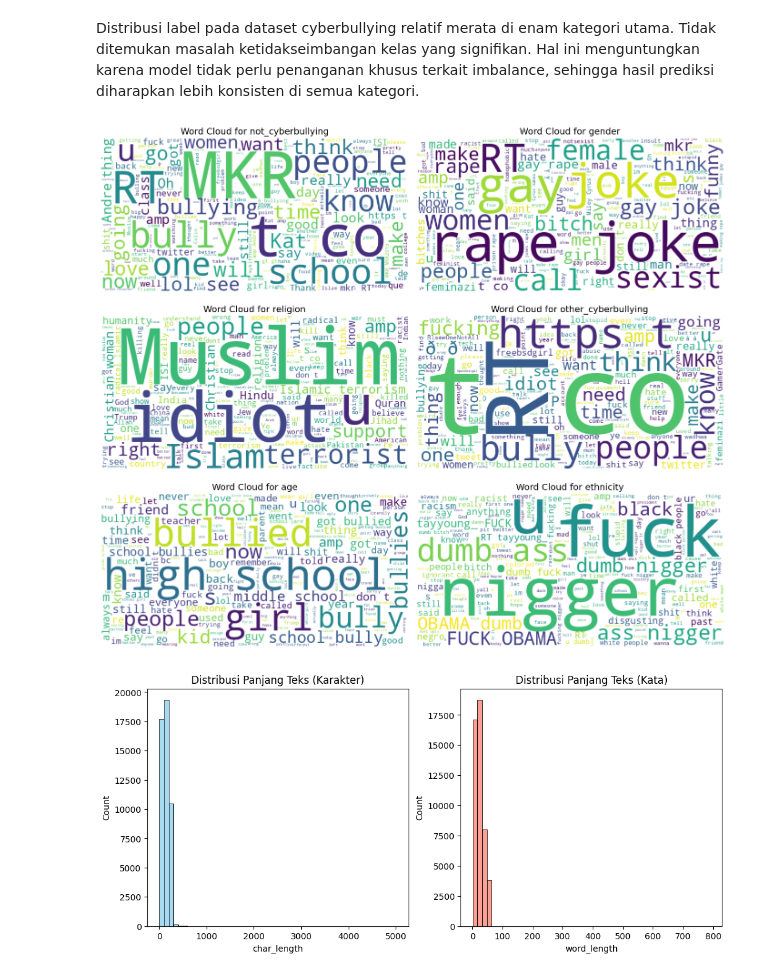
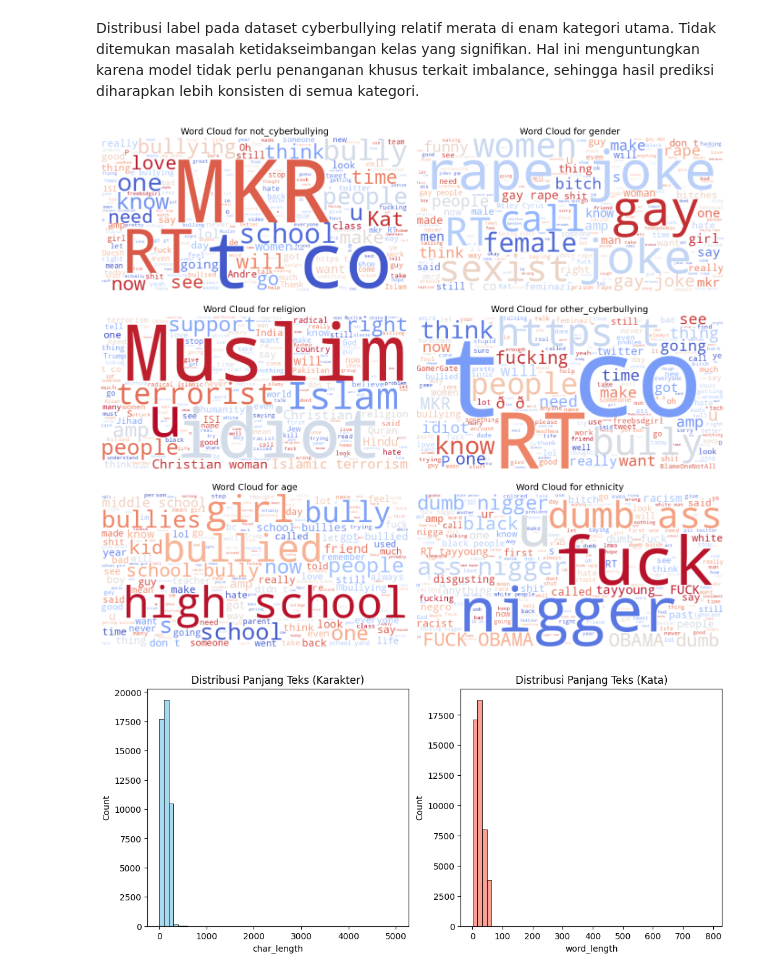
Before and after one commit to Atikahdr/CyberBullyingTweet, a Jupyter notebook: CyberBullying.ipynb, the cells around one changed output. Cells and saved outputs as stored; diff of their text form; code cells hidden in the pictures.

```diff
--- a/CyberBullying.ipynb
+++ b/CyberBullying.ipynb
@@ -193,36 +193,43 @@ plt.show()
 Distribusi label pada dataset cyberbullying relatif merata di enam kategori utama. Tidak ditemukan masalah ketidakseimbangan kelas yang signifikan. Hal ini menguntungkan karena model tidak perlu penanganan khusus terkait imbalance, sehingga hasil prediksi diharapkan lebih konsisten di semua kategori.
 # %%
 from wordcloud import WordCloud
+import matplotlib.pyplot as plt
 
 # Pastikan data sudah ada
 classes = cydata_clean['cyberbullying_type'].unique()
 
 # Siapkan figure dengan 3 baris, 2 kolom
 fig, axes = plt.subplots(3, 2, figsize=(14, 12))
-axes = axes.flatten()  # ubah jadi array 1D biar mudah di-loop
+axes = axes.flatten()
 
 # Loop setiap kelas
 for i, c in enumerate(classes):
     # Gabungkan semua tweet untuk kelas itu
     text = " ".join(cydata_clean[cydata_clean['cyberbullying_type'] == c]['tweet_text'].astype(str))
 
-    # Buat wordcloud
-    wc = WordCloud(width=600, height=300, background_color="white", colormap="viridis").generate(text)
+    # Buat WordCloud
+    wc = WordCloud(
+        width=600,
+        height=300,
+        background_color="white",
+        colormap="coolwarm",
+        prefer_horizontal=1.0,
+        max_words=200
+    ).generate(text)
 
-    # Tampilkan di subplot
+    # Tampilkan subplot
     axes[i].imshow(wc, interpolation="bilinear")
     axes[i].set_title(f"Word Cloud for {c}", fontsize=14)
     axes[i].axis("off")
 
 # Sembunyikan subplot kosong jika jumlah kelas < 6
 for j in range(len(classes), len(axes)):
     axes[j].axis("off")
 
-# Atur layout biar tidak tumpang tindih
 plt.tight_layout()
 plt.show()
 # %% [output]
-[figure, old version]
+[figure, new version]
 # %%
 #Distribusi Panjang Teks
 cydata_clean['char_length'] = cydata_clean['tweet_text'].astype(str).apply(len)
```
Also changed, not shown: parts of 2 cells of this notebook.
